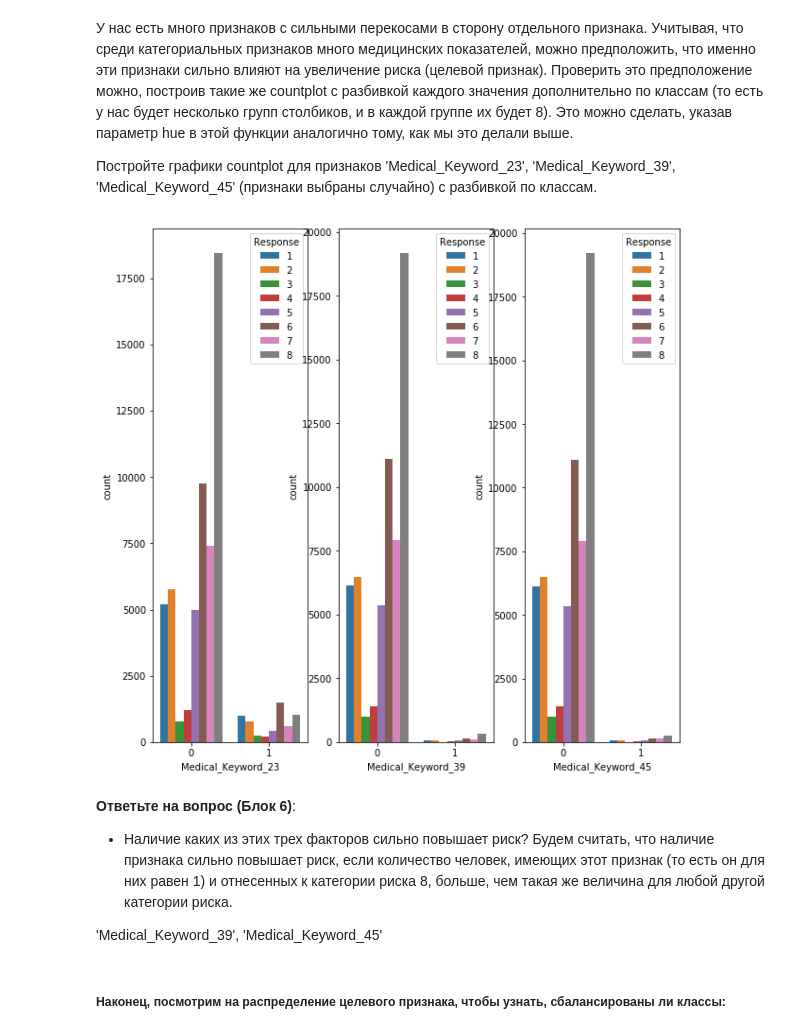
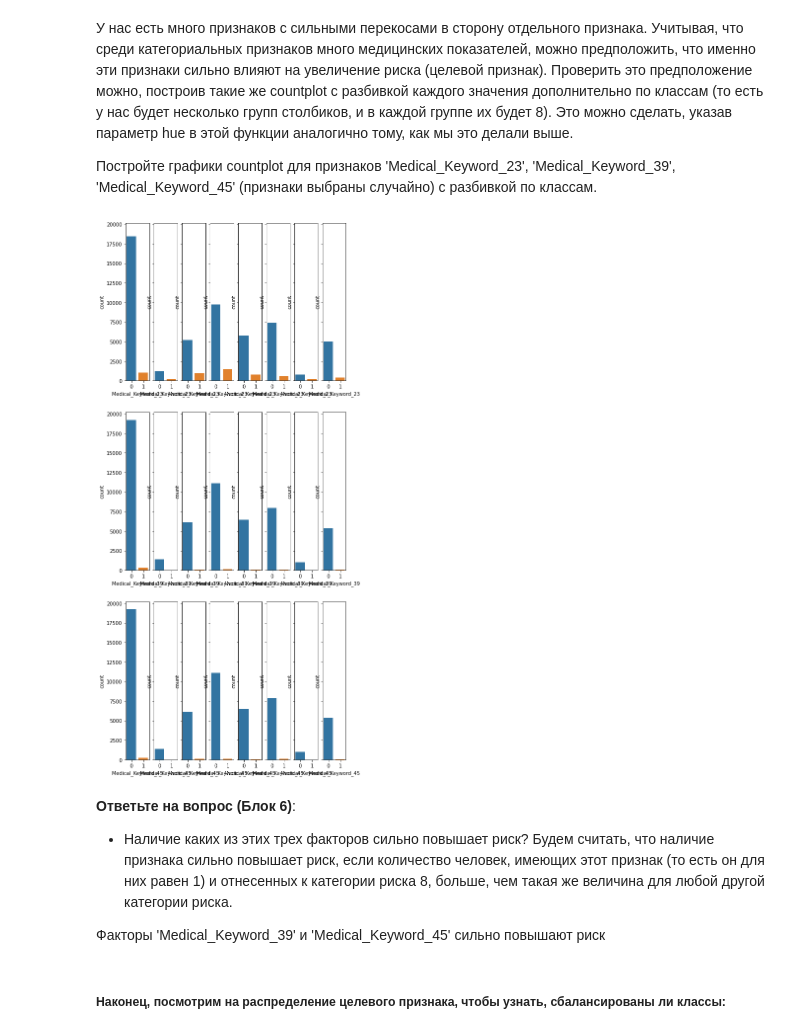
Before and after one commit to Erumaru/yandex-ml, a Jupyter notebook: course_3/check/VisualizationPeerReview.ipynb, the cells around one changed output. Cells and saved outputs as stored; diff of their text form; code cells hidden in the pictures.

```diff
--- a/course_3/check/VisualizationPeerReview.ipynb
+++ b/course_3/check/VisualizationPeerReview.ipynb
@@ -43,5 +64,5 @@ Drive already mounted at /content/drive; to attempt to forcibly remount, call dr
 # %%
-data = pandas.read_csv("/content/drive/My Drive/datascience/3train.csv", na_values="NaN")
+data = pandas.read_csv("train.csv", na_values="NaN")
 # %%
 data.head()
 # %% [output]
@@ -236,5 +227,5 @@ __Ответьте на вопрос (Блок 4)__:
 # %%
 fig, axes = plt.subplots(11, 10, figsize=(20, 20), sharey=True)
 for i in range(len(cat_features)):
-    sns.countplot(x=cat_features[i], data=data[cat_features], ax=axes[int(i / 10), i % 10])
+    seaborn.countplot(x=cat_features[i], data=data, ax=axes[i // 10, i % 10])
 # %% [output]
@@ -251,17 +242,17 @@ __Ответьте на вопросы (Блок 5)__:
 Постройте графики countplot для признаков 'Medical_Keyword_23', 'Medical_Keyword_39', 'Medical_Keyword_45' (признаки выбраны случайно) с разбивкой по классам.
 # %%
 # Код 3. Постройте countplot
-fig, axes = plt.subplots(1, 3, figsize=(10, 10))
-cats = ['Medical_Keyword_23', 'Medical_Keyword_39', 'Medical_Keyword_45']
-for i in range(len(cats)):
-    sns.countplot(x=cats[i], data=data,  hue='Response', ax=axes[i])
+fig, axes = plt.subplots(3, 8, figsize=(8, 20), sharey=True)
+for i, col in enumerate(['Medical_Keyword_23','Medical_Keyword_39','Medical_Keyword_45']):
+    for c, mean in enumerate(list(data.Response.unique())):
+        seaborn.countplot(x = col, data=data[data.Response == mean], ax=axes[i, c])
 # %% [output]
-[figure, old version]
+[figure, new version]
 # %% [markdown]
 __Ответьте на вопрос (Блок 6)__:
 * Наличие каких из этих трех факторов сильно повышает риск? Будем считать, что наличие признака сильно повышает риск, если количество человек, имеющих этот признак (то есть он для них равен 1) и отнесенных к категории риска 8, больше, чем такая же величина для любой другой категории риска.
 
-'Medical_Keyword_39', 'Medical_Keyword_45'
+Факторы 'Medical_Keyword_39' и 'Medical_Keyword_45' сильно повышают риск
 # %% [markdown]
 ##### Наконец, посмотрим на распределение целевого признака, чтобы узнать, сбалансированы ли классы:
 # %%
```
Also changed, not shown: parts of 36 cells of this notebook, 1 other file.
